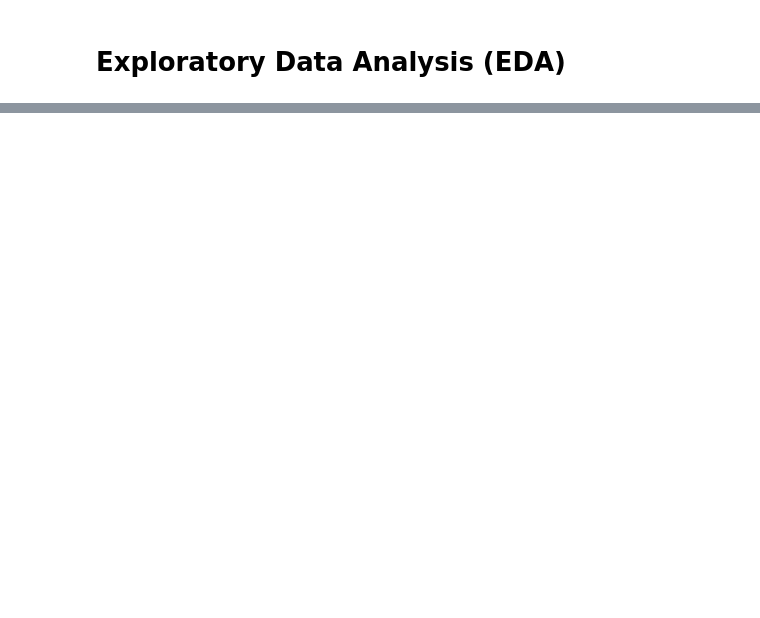
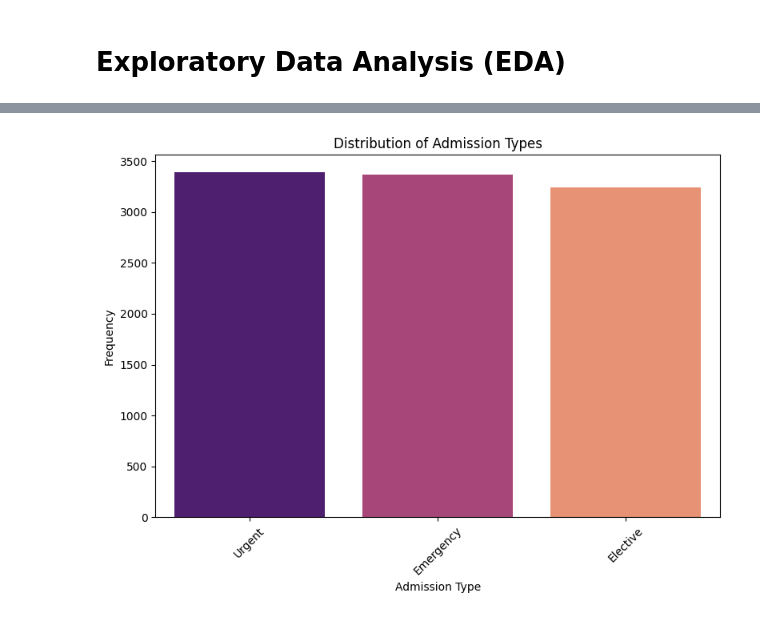
Before and after one commit to AfnaanA/Capstone_3_Healthcare_Facility_Utilization_Network, a Jupyter notebook: Capstone_3.ipynb, the cells around one changed output, grey strips where cells are left out. Saved outputs shown, nothing was run; the diff lists cells and outputs as text; code cells hidden in the pictures; blank space fills up the shorter version.

```diff
--- a/Capstone_3.ipynb
+++ b/Capstone_3.ipynb
@@ -612,0 +205,18 @@ Largest communities (size 164):
+# %%
+# Admission Type
+
+# Calculate frequency of each admission type
+admission_type_counts = data['Admission Type'].value_counts()
+
+# Visualize the distribution using a bar plot
+plt.figure(figsize=(8, 6))
+sns.barplot(x=admission_type_counts.index, y=admission_type_counts.values, palette='magma')
+plt.title('Distribution of Admission Types')
+plt.xlabel('Admission Type')
+plt.ylabel('Frequency')
+plt.xticks(rotation=45)
+plt.savefig('Distribution_Admission_types')
+plt.tight_layout()
+plt.show()
+# %% [output]
+[figure, added]
```
Also changed, not shown: parts of 70 cells of this notebook.
